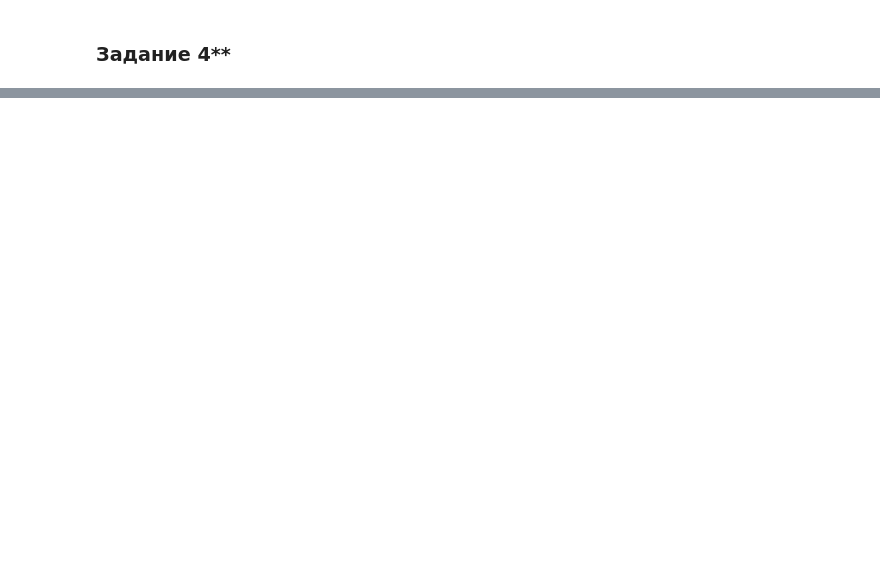
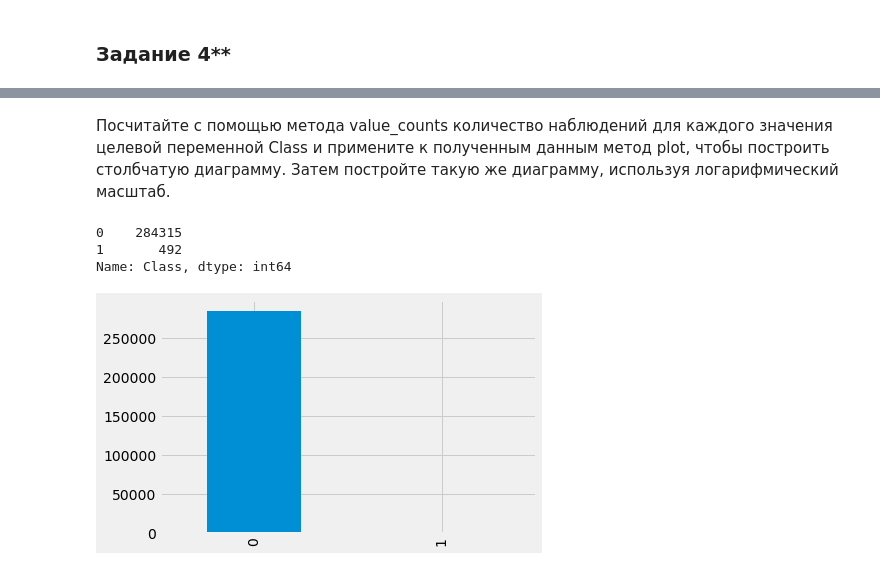
Before and after one commit to kotyashkin/pthn_libs1, a Jupyter notebook: lesson4/Lesson4LibsPthn.ipynb, the cells around one changed output, grey strips where cells are left out. Drawn from its saved outputs; the diff is of its cells as text; code cells hidden in the pictures; blank space fills up the shorter version.

```diff
--- a/lesson4/Lesson4LibsPthn.ipynb
+++ b/lesson4/Lesson4LibsPthn.ipynb
@@ -87,0 +91,8 @@ Text(0.5, 1.0, 'График y4')
+# %%
+#Импортруйте библиотеку Pandas, а также используйте для графиков стиль “fivethirtyeight”.
+import pandas as pd
+plt.style.use('fivethirtyeight')
+# %%
+#загрузить датасет
+df = pd.read_csv('creditcard.csv')
+df.head()
@@ -87,0 +107,15 @@ Text(0.5, 1.0, 'График y4')
+# %% [markdown]
+Посчитайте с помощью метода value_counts количество наблюдений для каждого значения целевой переменной Class и примените к полученным данным метод plot, чтобы построить столбчатую диаграмму. Затем постройте такую же диаграмму, используя логарифмический масштаб.
+# %%
+t = df['Class'].value_counts()
+t
+# %% [output]
+0    284315
+1       492
+Name: Class, dtype: int64
+# %%
+df_class_info = pd.Series(t)
+df_class_info.plot(kind = 'bar')
+plt.show()
+# %% [output]
+[figure, added]
```
Also changed, not shown: parts of 10 cells of this notebook.
